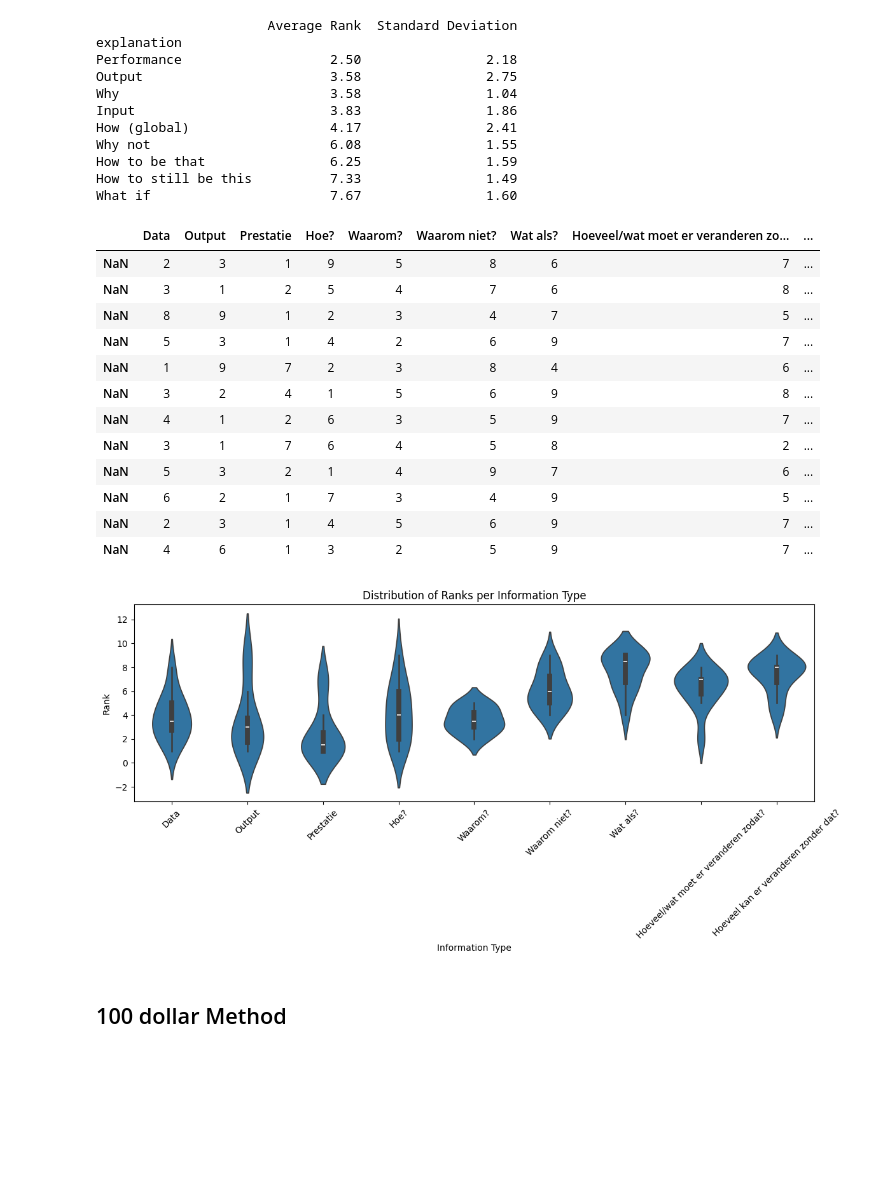
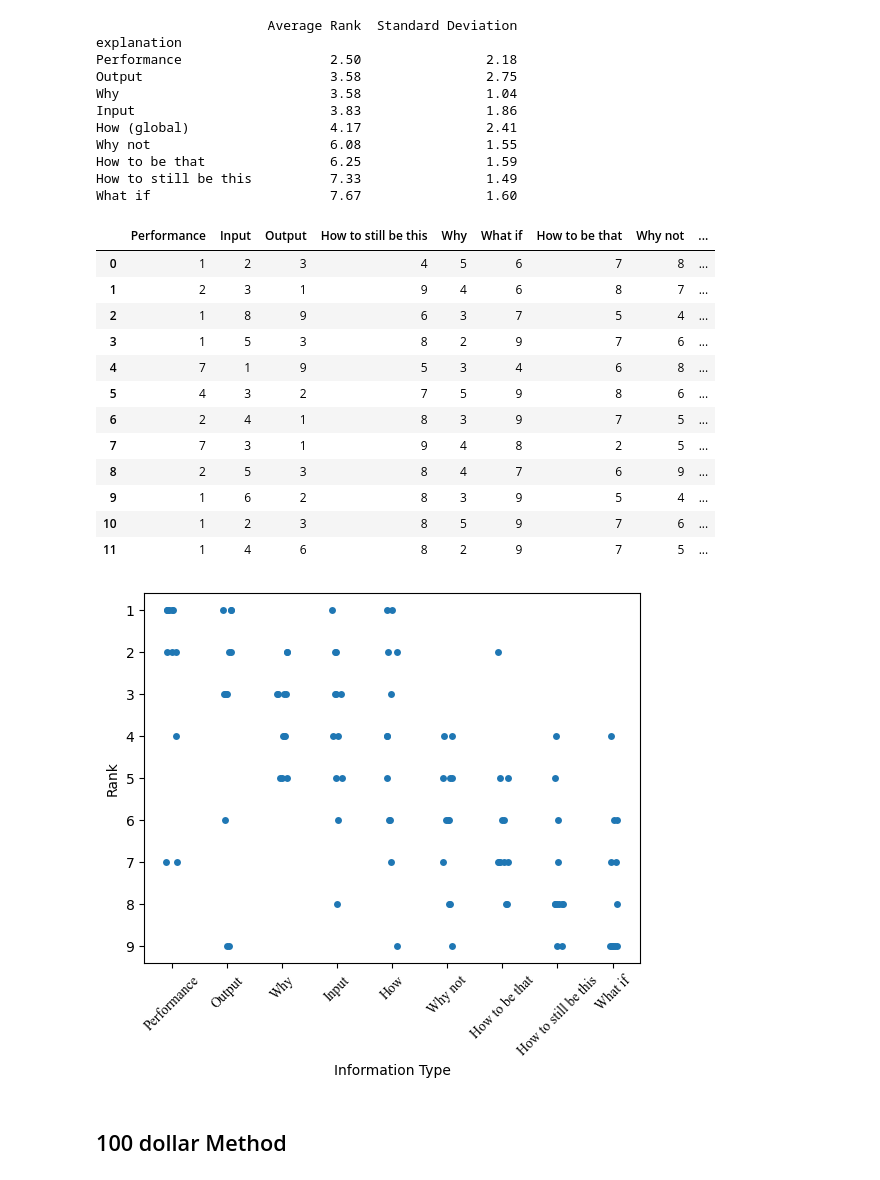
Before and after one commit to TaravMierlo/KAN, a Jupyter notebook: requirements_elicitation/requirements_results.ipynb, the cells around one changed output. Cells and saved outputs as stored; diff of their text form; code cells hidden in the pictures; blank space fills up the shorter version.

```diff
--- a/requirements_elicitation/requirements_results.ipynb
+++ b/requirements_elicitation/requirements_results.ipynb
@@ -29,6 +29,8 @@ custom_color = "#006ae3"
 font = "Times New Roman"
 titelsize = 14
 labelsize = 12
+# Set font to Times New Roman
+plt.rcParams['font.family'] = 'Times New Roman'
 # %% [markdown]
 ## Role
 # %%
@@ -203,38 +205,38 @@ for row in ranks_df.itertuples(index=False):
 
 # Create the new DataFrame
 transformed_df = pd.DataFrame(restructured_data)
-transformed_df.index = transformed_df.index.to_series().map(explanation_translation)
 
 # Reorder the columns
-transformed_df = transformed_df[desired_order]
+transformed_df.columns = ['Performance', 'Input', 'Output', 'How to still be this', 'Why', 'What if', 'How to be that', 'Why not', 'How']
 transformed_df
 # %% [output]
-|  | Data | Output | Prestatie | Hoe? | Waarom? | Waarom niet? | Wat als? | Hoeveel/wat moet er veranderen zo... | ... |
-| NaN | 2 | 3 | 1 | 9 | 5 | 8 | 6 | 7 | ... |
-| NaN | 3 | 1 | 2 | 5 | 4 | 7 | 6 | 8 | ... |
-| NaN | 8 | 9 | 1 | 2 | 3 | 4 | 7 | 5 | ... |
-| NaN | 5 | 3 | 1 | 4 | 2 | 6 | 9 | 7 | ... |
-| NaN | 1 | 9 | 7 | 2 | 3 | 8 | 4 | 6 | ... |
-| NaN | 3 | 2 | 4 | 1 | 5 | 6 | 9 | 8 | ... |
-| NaN | 4 | 1 | 2 | 6 | 3 | 5 | 9 | 7 | ... |
-| NaN | 3 | 1 | 7 | 6 | 4 | 5 | 8 | 2 | ... |
-| NaN | 5 | 3 | 2 | 1 | 4 | 9 | 7 | 6 | ... |
-| NaN | 6 | 2 | 1 | 7 | 3 | 4 | 9 | 5 | ... |
-| NaN | 2 | 3 | 1 | 4 | 5 | 6 | 9 | 7 | ... |
-| NaN | 4 | 6 | 1 | 3 | 2 | 5 | 9 | 7 | ... |
+|  | Performance | Input | Output | How to still be this | Why | What if | How to be that | Why not | ... |
+| 0 | 1 | 2 | 3 | 4 | 5 | 6 | 7 | 8 | ... |
+| 1 | 2 | 3 | 1 | 9 | 4 | 6 | 8 | 7 | ... |
+| 2 | 1 | 8 | 9 | 6 | 3 | 7 | 5 | 4 | ... |
+| 3 | 1 | 5 | 3 | 8 | 2 | 9 | 7 | 6 | ... |
+| 4 | 7 | 1 | 9 | 5 | 3 | 4 | 6 | 8 | ... |
+| 5 | 4 | 3 | 2 | 7 | 5 | 9 | 8 | 6 | ... |
+| 6 | 2 | 4 | 1 | 8 | 3 | 9 | 7 | 5 | ... |
+| 7 | 7 | 3 | 1 | 9 | 4 | 8 | 2 | 5 | ... |
+| 8 | 2 | 5 | 3 | 8 | 4 | 7 | 6 | 9 | ... |
+| 9 | 1 | 6 | 2 | 8 | 3 | 9 | 5 | 4 | ... |
+| 10 | 1 | 2 | 3 | 8 | 5 | 9 | 7 | 6 | ... |
+| 11 | 1 | 4 | 6 | 8 | 2 | 9 | 7 | 5 | ... |
 # %%
 # Melt the DataFrame to long format
 df_melted = transformed_df.melt(var_name='Information Type', value_name='Rank')
 
-# Create the violin plot
-plt.figure(figsize=(12, 6))
-sns.violinplot(x='Information Type', y='Rank', data=df_melted)
+# Calculate mean rank per Information Type
+order = df_melted.groupby('Information Type')['Rank'].mean().sort_values().index
+
+# Create the violin plot with sorted x-axis
+sns.stripplot(data=df_melted, x="Information Type", y="Rank", jitter=True, order=order)
 plt.xticks(rotation=45)
-plt.title('Distribution of Ranks per Information Type')
-plt.tight_layout()
+plt.gca().invert_yaxis()
 plt.show()
 # %% [output]
-[figure, old version]
+[figure, new version]
 # %% [markdown]
 ## 100 dollar Method
 # %%
```
Also changed, not shown: parts of 2 cells of this notebook, 1 other file.
